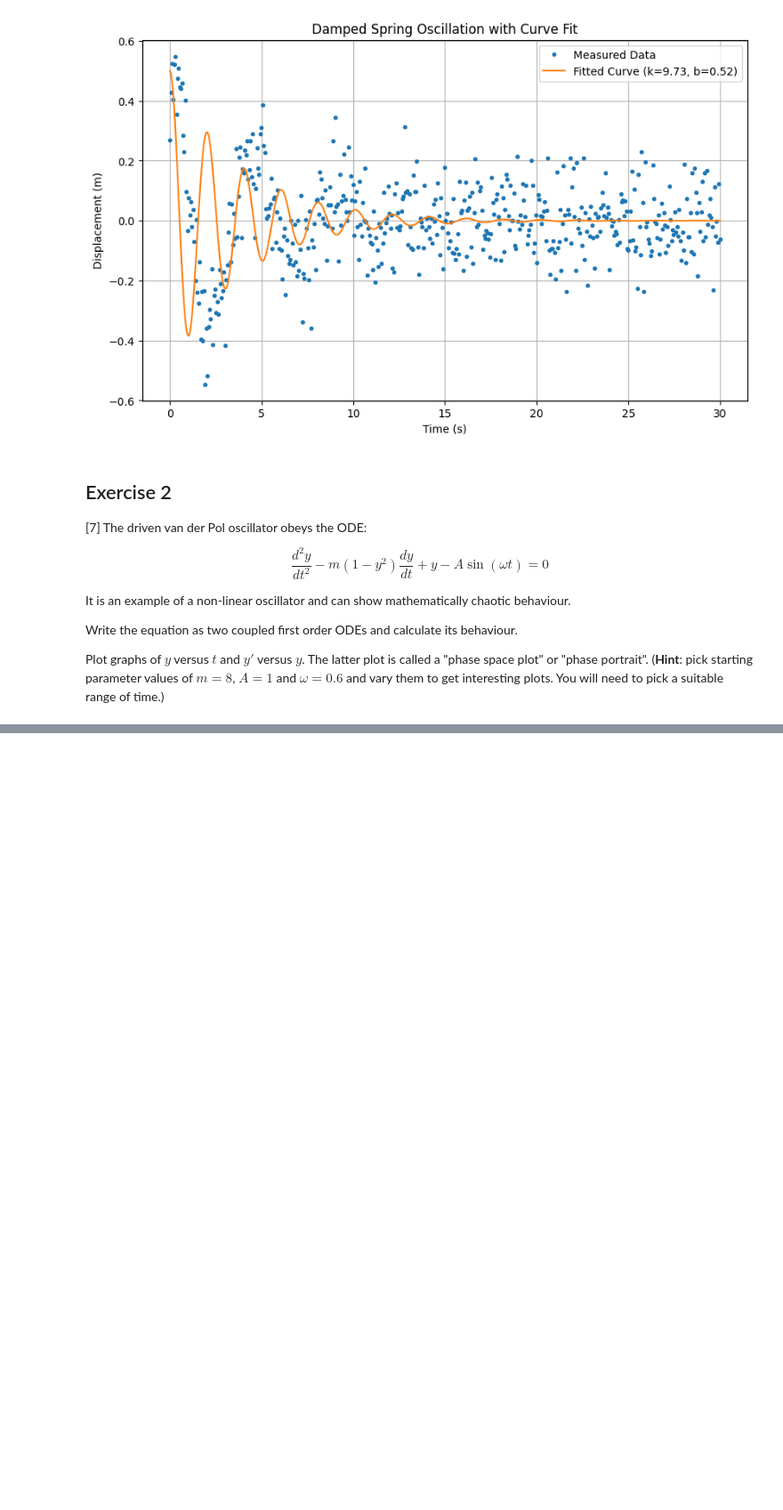
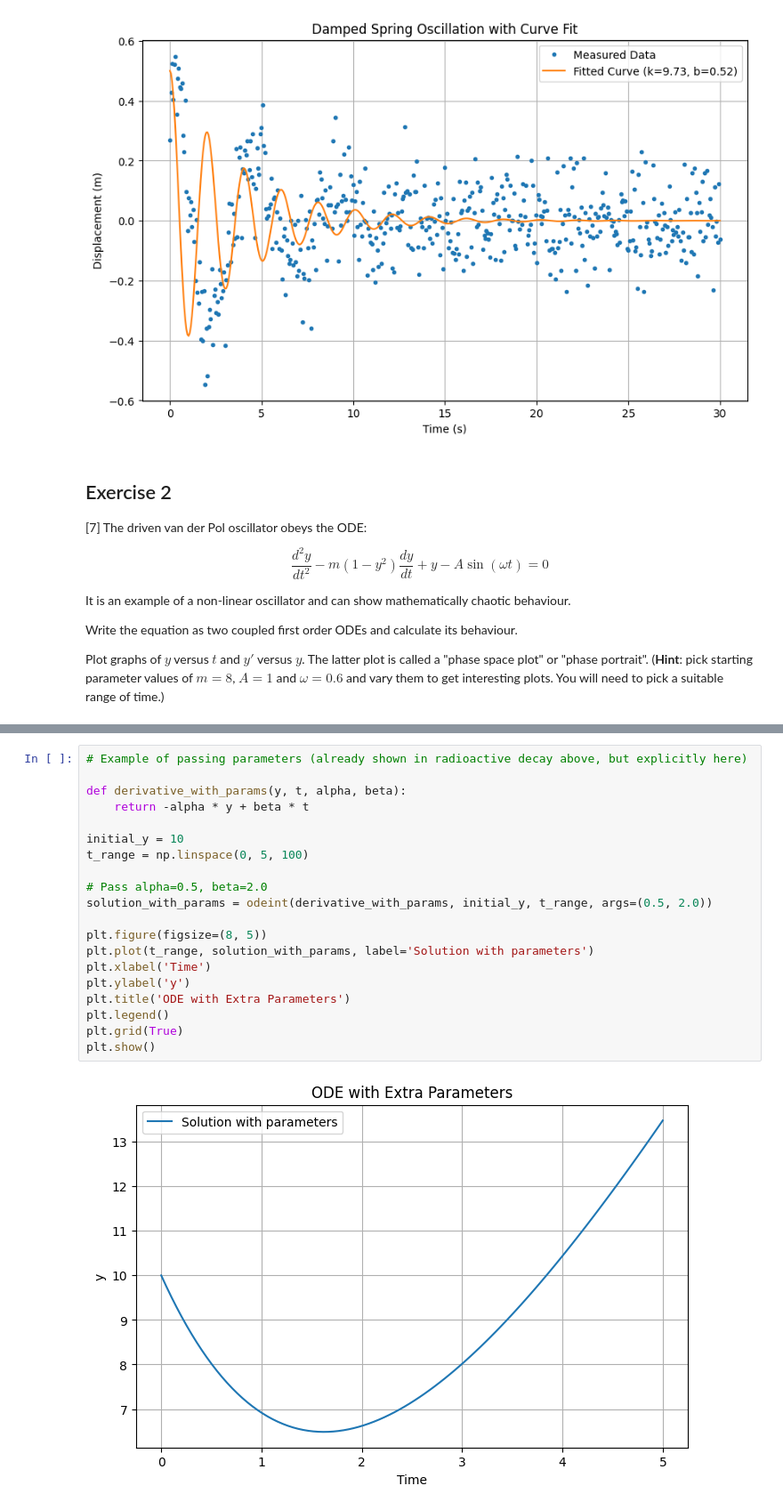
Before and after one commit to PX2145-2025/week-8-b-Zach-Bryant-2, a Jupyter notebook: ODEs.ipynb, the cells around one changed output, grey strips where cells are left out. Shown at 89% size. Drawn from its saved outputs; the diff is of its cells as text; blank space fills up the shorter version.

```diff
--- a/ODEs.ipynb
+++ b/ODEs.ipynb
@@ -423,0 +494,22 @@ plt.show()
+# %%
+# Example of passing parameters (already shown in radioactive decay above, but explicitly here)
+
+def derivative_with_params(y, t, alpha, beta):
+    return -alpha * y + beta * t
+
+initial_y = 10
+t_range = np.linspace(0, 5, 100)
+
+# Pass alpha=0.5, beta=2.0
+solution_with_params = odeint(derivative_with_params, initial_y, t_range, args=(0.5, 2.0))
+
+plt.figure(figsize=(8, 5))
+plt.plot(t_range, solution_with_params, label='Solution with parameters')
+plt.xlabel('Time')
+plt.ylabel('y')
+plt.title('ODE with Extra Parameters')
+plt.legend()
+plt.grid(True)
+plt.show()
+# %% [output]
+[figure, added]
```
Also changed, not shown: parts of 12 cells of this notebook.
